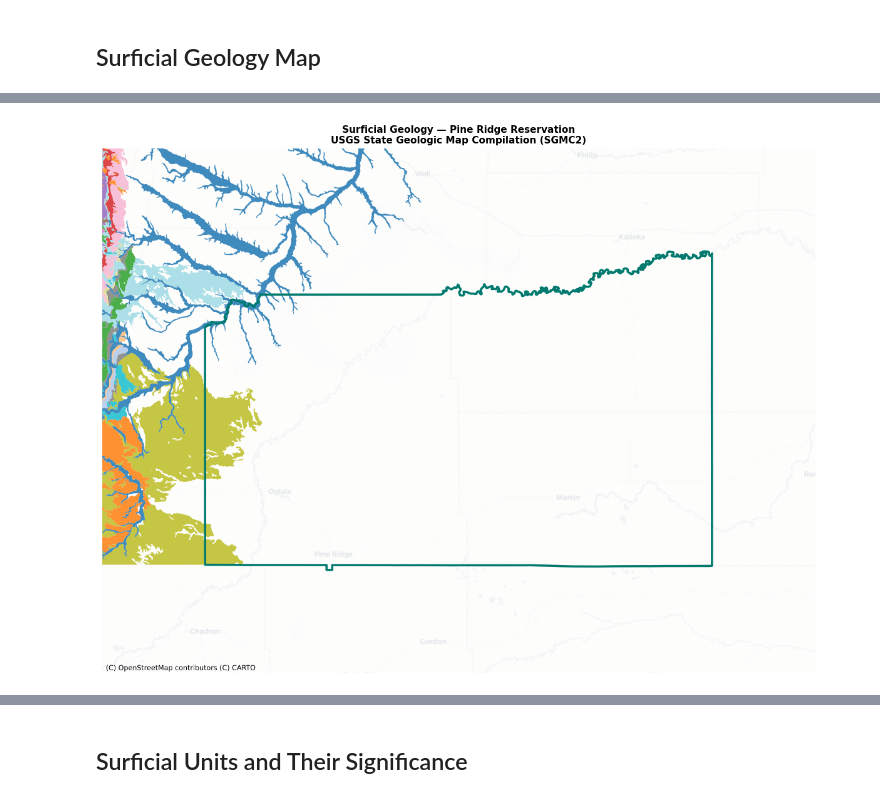
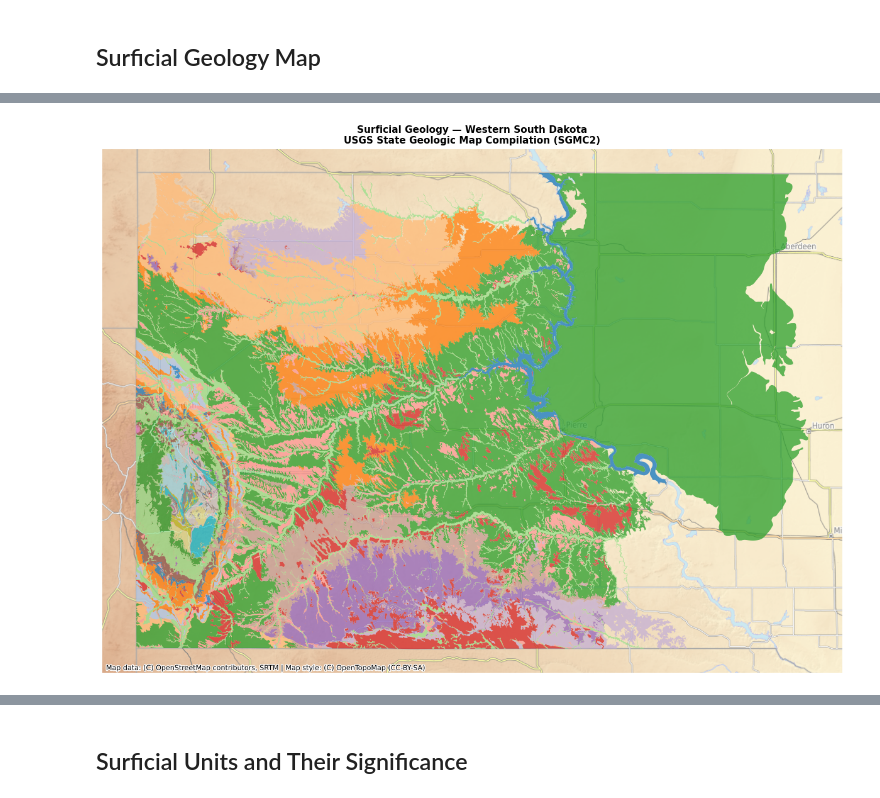
Before and after one commit to daearconsulting/Tribal_soils_geology, a Jupyter notebook: Notebooks/02_surficial_geology.ipynb, the cells around one changed output, grey strips where cells are left out. Drawn from its saved outputs; the diff is of its cells as text; code cells hidden in the pictures.

Commit message:
fix surf geol boundary

```diff
--- a/Notebooks/02_surficial_geology.ipynb
+++ b/Notebooks/02_surficial_geology.ipynb
@@ -177,3 +177,18 @@ ORIG_LABEL    area_km2  pct
         Kc   57.222987  0.7
 # %% [markdown]
 ## Surficial Geology Map
+# %%
+# Reload without bbox restriction get the full state dataset
+print("Reloading state geology without bbox clip...")
+state_geo_full = load_state_geology()   # no bbox argument
+
+print(f"Full state features: {len(state_geo_full)}")
+print(f"Full state bounds: {state_geo_full.total_bounds}")
+
+# Then filter to western SD for display
+from shapely.geometry import box
+WEST_SD_BBOX = (-104.5, 42.0, -100.0, 45.5)
+geo_west = state_geo_full[
+    state_geo_full.geometry.intersects(box(*WEST_SD_BBOX))
+].copy()
+print(f"Western SD features: {len(geo_west)}")
@@ -180,46 +200,27 @@ ORIG_LABEL    area_km2  pct
 # %%
-if not state_geo.empty:
-    unit_col = "unit_name" if "unit_name" in state_geo.columns else "GENERALIZE"
-    nation_boundary_web = nation_boundary[
-        nation_boundary["common_name"].str.contains("Oglala")
-    ].to_crs(CRS_WEB)
+plt.close("all")
 
-    fig, ax = plt.subplots(1, 1, figsize=(12, 9))
+fig, ax = plt.subplots(1, 1, figsize=(13, 9))
 
-    # Plot all geology — no clipping
-    state_geo.to_crs(CRS_WEB).plot(
-        ax=ax, column=unit_col, categorical=True,
-        alpha=0.85, legend=False, cmap="tab20"
-    )
+geo_west.to_crs(CRS_WEB).plot(
+    ax=ax, column=unit_col, categorical=True,
+    alpha=0.75, legend=False, cmap="tab20", zorder=3
+)
 
-    # Reservation boundary on top
-    nation_boundary_web.plot(
-        ax=ax, facecolor="none", edgecolor=TEAL,
-        linewidth=2.5, zorder=5
-    )
+try:
+    ctx.add_basemap(ax, source=ctx.providers.OpenTopoMap,
+                    alpha=0.5, zoom=8)
+except Exception:
+    pass
 
-    # Set extent from reservation with generous margin to show context
-    minx, miny, maxx, maxy = nation_boundary_web.total_bounds
-    margin = 40_000   # 40 km — enough to show surrounding geology
-    ax.set_xlim(minx - margin, maxx + margin)
-    ax.set_ylim(miny - margin, maxy + margin)
-
-    try:
-        ctx.add_basemap(ax, source=ctx.providers.CartoDB.Positron,
-                        alpha=0.3, zoom=9)
-    except Exception:
-        pass
-
-    ax.set_axis_off()
-    ax.set_title(
-        "Surficial Geology — Pine Ridge Reservation\n"
-        "USGS State Geologic Map Compilation (SGMC2)",
-        fontsize=11, fontweight="bold"
-    )
-    plt.tight_layout()
-    fig.savefig(FIGURES_DIR / "02_surficial_geology.png", dpi=150, bbox_inches="tight")
-    plt.show()
-else:
-    print("State geology not loaded — download data and re-run notebook.")
+ax.set_axis_off()
+ax.set_title(
+    "Surficial Geology — Western South Dakota\n"
+    "USGS State Geologic Map Compilation (SGMC2)",
+    fontsize=11, fontweight="bold"
+)
+plt.tight_layout()
+plt.savefig(FIGURES_DIR/"02_surficial_geology.png", dpi=150, bbox_inches="tight")
+plt.show()
 # %% [output]
-[figure, old version]
+[figure, new version]
```
Also changed, not shown: parts of 2 cells of this notebook, 1 other file.
